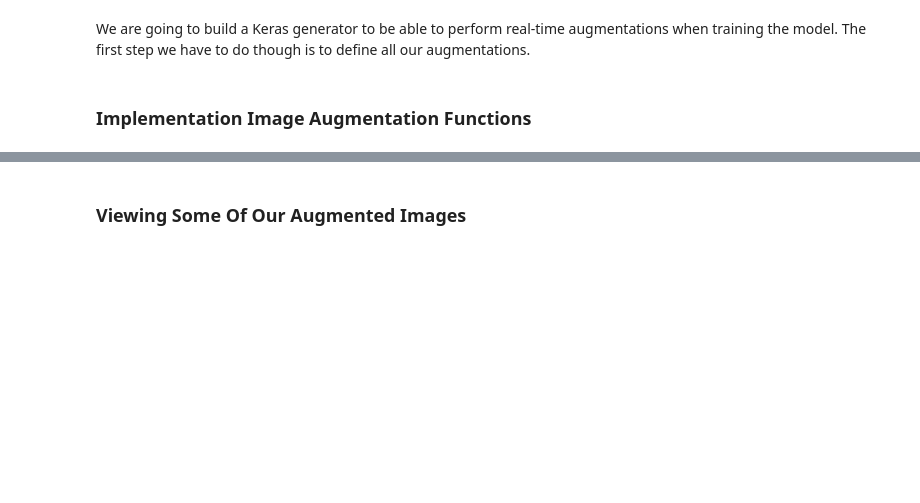
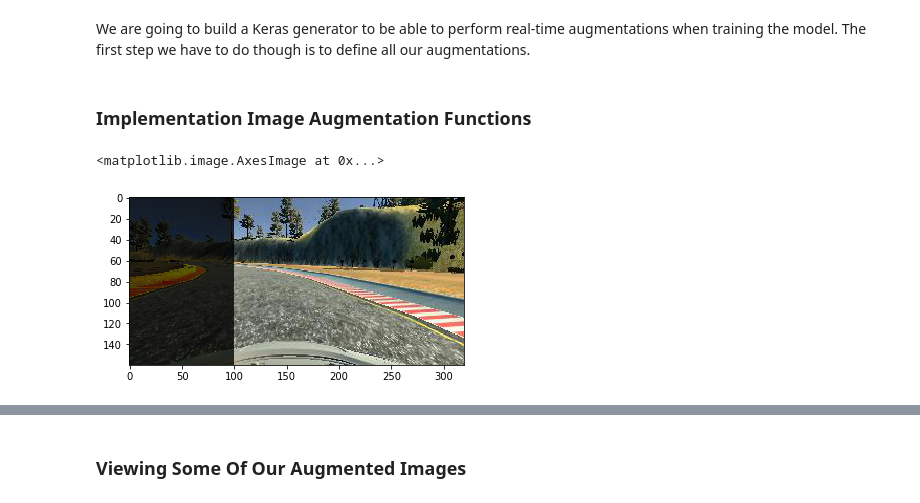
Before and after one commit to Bilalkhanten/CarND-Behavioral-Cloning-P3, a Jupyter notebook: Behavioural_Driving.ipynb, the cells around one changed output, grey strips where cells are left out. Drawn from its saved outputs; the diff is of its cells as text; code cells hidden in the pictures; blank space fills up the shorter version.

```diff
--- a/Behavioural_Driving.ipynb
+++ b/Behavioural_Driving.ipynb
@@ -120,3 +138,22 @@ def change_image_lightness(img, low, high):
+# %%
+def add_shadow(img, offset):
+    # Convert to HSL (HLS in OpenCV!!)
+    hls = cv2.cvtColor(img.astype(np.uint8), cv2.COLOR_RGB2HLS)
+    hls = hls.astype(np.float32)
+
+    #gray_image = cv2.cvtColor(img, cv2.COLOR_RGB2GRAY)
+    #gray_image = cv2.cvtColor(gray_image, cv2.COLOR_GRAY2RGB)
+
+    hls[:,:100,1] *= 0.2
+    # Make sure our lightness component is in the interval [0, 255]
+    np.clip(hls, 0, 255)
+
+    # Convert back to uint
+    hls = hls.astype(np.uint8)
+
+    #return gray_image
+    # Make sure we return image in RGB format
+    return cv2.cvtColor(hls, cv2.COLOR_HLS2RGB)
 # %%
 def augment_image(img, st_angle, p=1.0):
     """
@@ -169,3 +229,8 @@ def generate_images(df, target_dimensions, img_types, st_column, st_angle_calibr
                 k += 1
 
         yield batch, steering_angles
+# %%
+plt.imshow(add_shadow(X_train[0].astype(np.uint8), 70))
+# %% [output]
+<matplotlib.image.AxesImage at 0x...>
+[figure, added]
```
Also changed, not shown: parts of 9 cells of this notebook, 1 other file.
